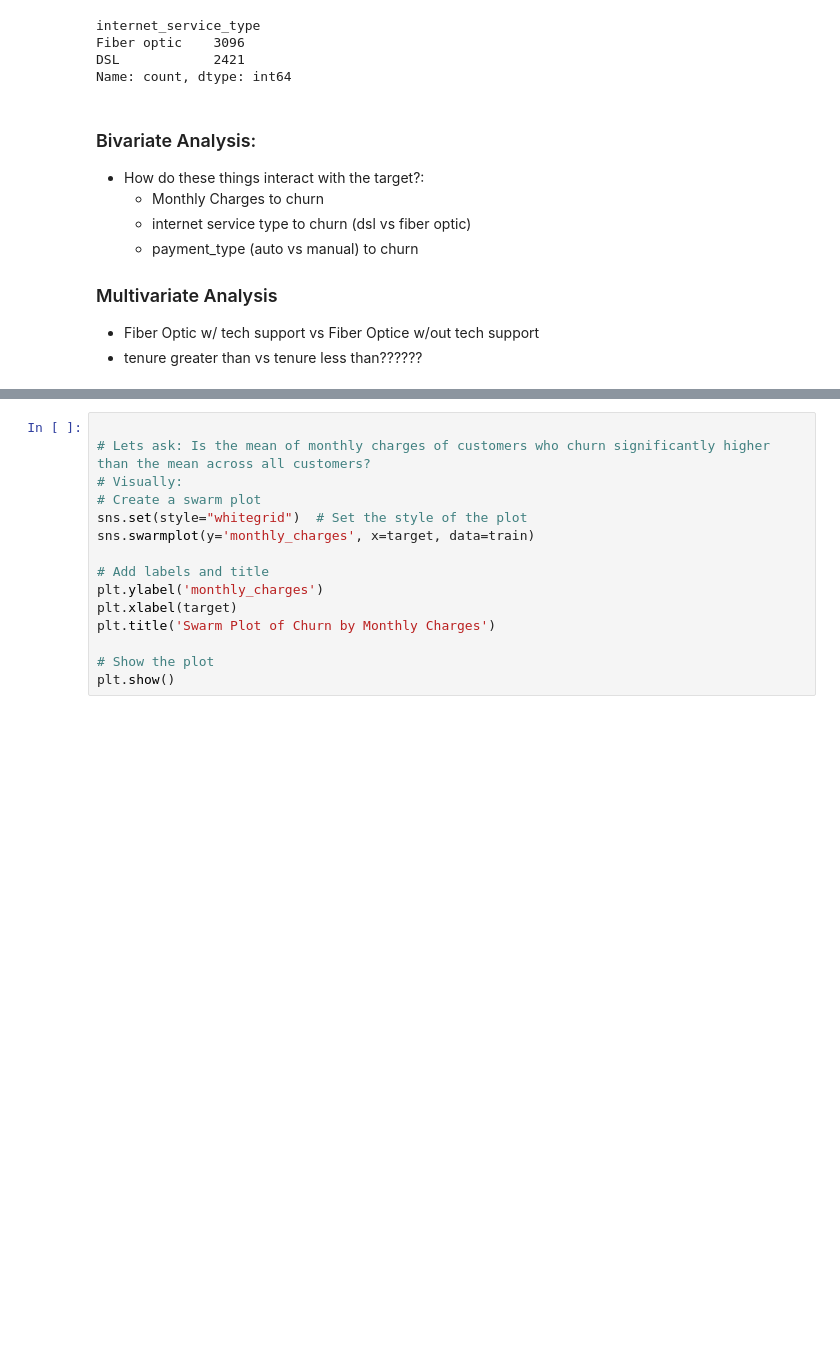
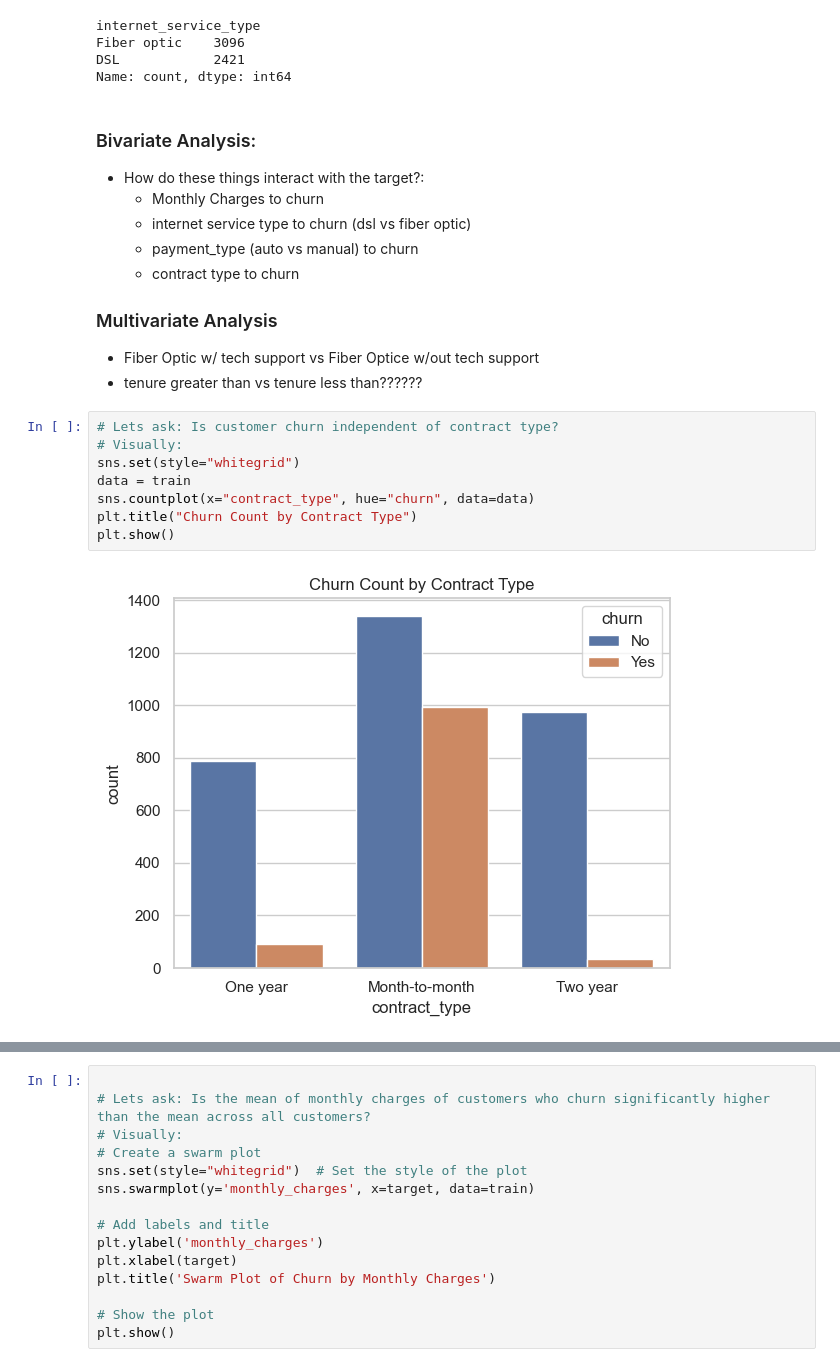
Before and after one commit to brock-green/classification-project, a Jupyter notebook: classification_project_draft.ipynb, the cells around one changed output, grey strips where cells are left out. Drawn from its saved outputs; the diff is of its cells as text; blank space fills up the shorter version.

```diff
--- a/classification_project_draft.ipynb
+++ b/classification_project_draft.ipynb
@@ -697,6 +691,17 @@ Name: count, dtype: int64
      - Monthly Charges to churn
      - internet service type to churn (dsl vs fiber optic)
      - payment_type (auto vs manual) to churn
+     - contract type to churn
 ### Multivariate Analysis
  - Fiber Optic w/ tech support vs Fiber Optice w/out tech support
  - tenure greater than vs tenure less than??????
+# %%
+# Lets ask: Is customer churn independent of contract type?
+# Visually:
+sns.set(style="whitegrid")
+data = train
+sns.countplot(x="contract_type", hue="churn", data=data)
+plt.title("Churn Count by Contract Type")
+plt.show()
+# %% [output]
+[figure, added]
```
Also changed, not shown: parts of 21 cells of this notebook, 1 other file.
